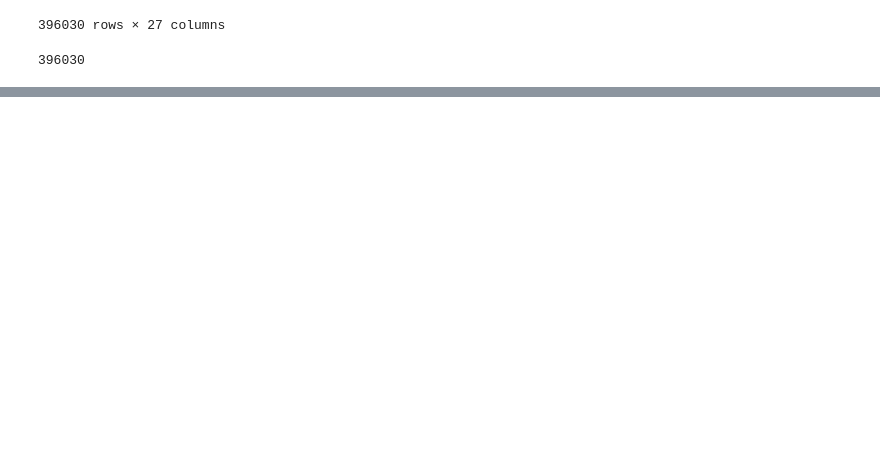
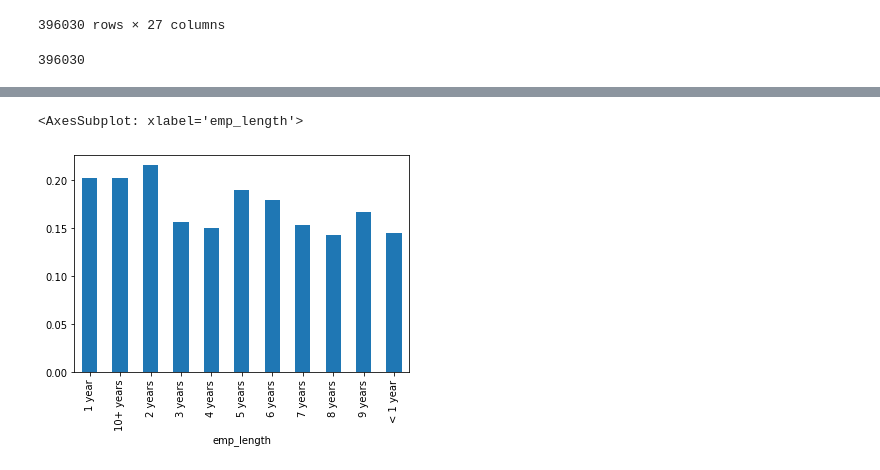
Before and after one commit to shivanipriya89/practicetensor, a Jupyter notebook: thekeras.ipynb, the cells around one changed output, grey strips where cells are left out. Drawn from its saved outputs; the diff is of its cells as text; code cells hidden in the pictures; blank space fills up the shorter version.

```diff
--- a/thekeras.ipynb
+++ b/thekeras.ipynb
@@ -918,0 +1386,2 @@ len(df) # Length of data frame
+# %%
+df.dropna(subset="loan_status",axis=0,inplace=True)
@@ -918,0 +1404,6 @@ len(df) # Length of data frame
+# %%
+emp_co=df[df["loan_status"]=="Charged Off"].groupby("emp_length").count()["loan_status"]
+# %%
+emp_fo=df[df["loan_status"]=="Fully Paid"].groupby("emp_length").count()["loan_status"]
+# %%
+emp_len=emp_co/(emp_co+emp_fo)
@@ -918,0 +1426,5 @@ len(df) # Length of data frame
+# %%
+emp_len.plot(kind="bar") # Barplot of employee length
+# %% [output]
+<AxesSubplot: xlabel='emp_length'>
+[figure, added]
```
Also changed, not shown: parts of 66 cells of this notebook.
